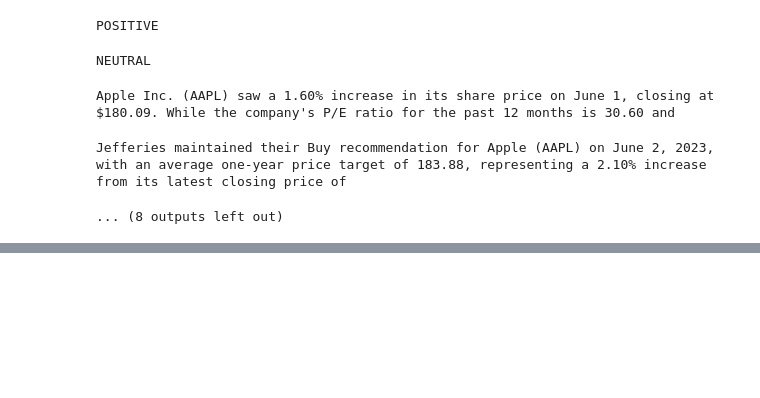
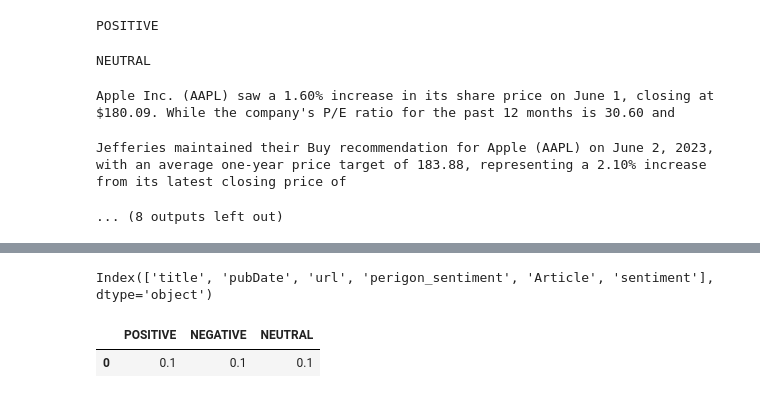
Before and after one commit to eddygent/etrade-monitor, a Jupyter notebook: apps/notebooks/Sentiment Analysis and Processing .ipynb, the cells around one changed output, grey strips where cells are left out. Saved outputs shown, nothing was run; the diff lists cells and outputs as text; code cells hidden in the pictures; blank space fills up the shorter version.

```diff
--- a/apps/notebooks/Sentiment Analysis and Processing .ipynb
+++ b/apps/notebooks/Sentiment Analysis and Processing .ipynb
@@ -147,0 +220,11 @@ display(result)
+# %%
+df.columns
+# %% [output]
+Index(['title', 'pubDate', 'url', 'perigon_sentiment', 'Article', 'sentiment'], dtype='object')
+# %%
+d = {'POSITIVE': 0.1, 'NEGATIVE': 0.1, 'NEUTRAL': 0.1}
+ddf = pd.DataFrame(d, index=[0])
+ddf.reset_index(drop=True)
+# %% [output]
+|  | POSITIVE | NEGATIVE | NEUTRAL |
+| 0 | 0.1 | 0.1 | 0.1 |
```
Also changed, not shown: parts of 18 cells of this notebook, 5 other files.
